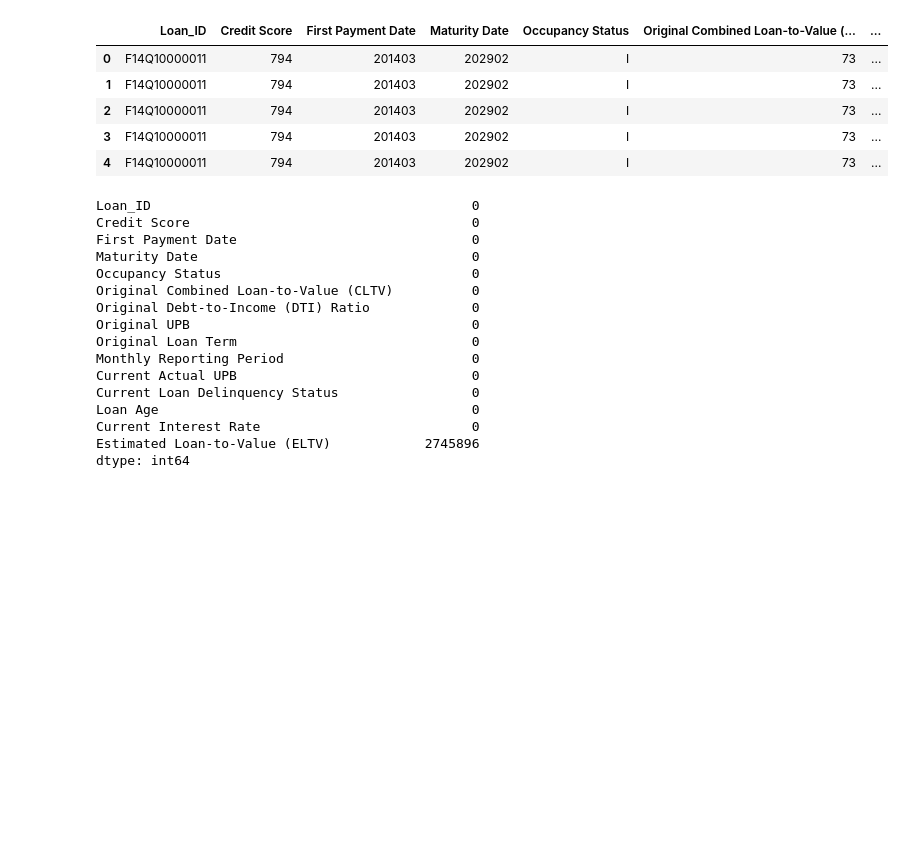
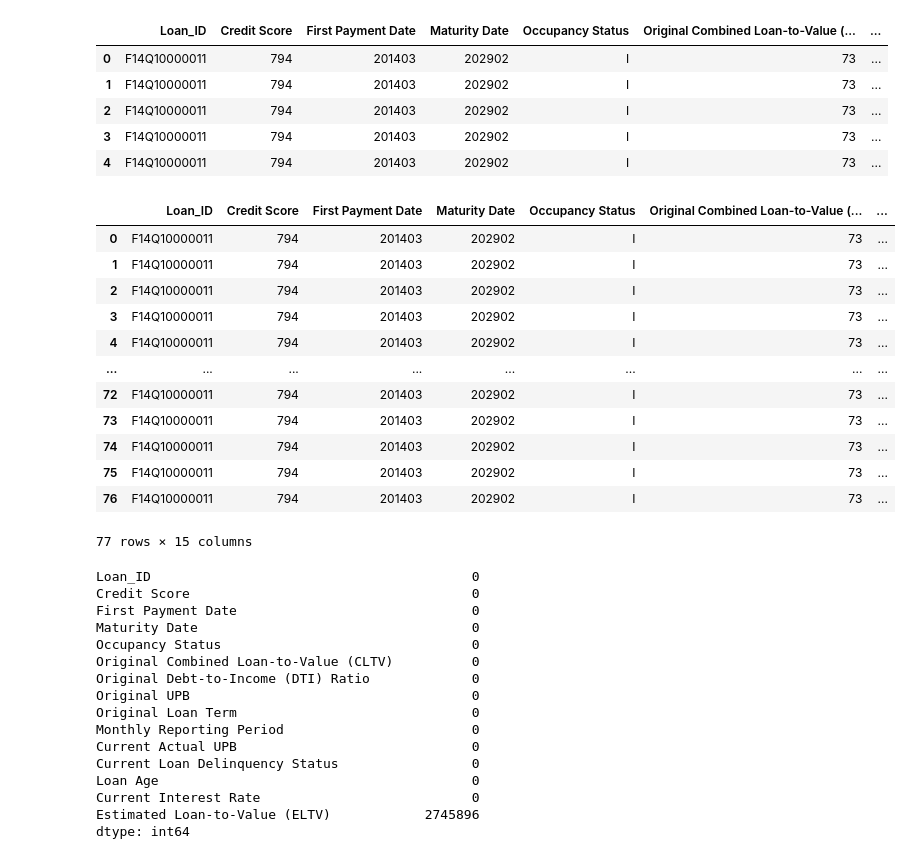
Before and after one commit to divija-rao/MBS_RiskManagement, a Jupyter notebook: data_merge.ipynb, the cells around one changed output. Cells and saved outputs as stored; diff of their text form; code cells hidden in the pictures; blank space fills up the shorter version.

```diff
--- a/data_merge.ipynb
+++ b/data_merge.ipynb
@@ -496,6 +496,23 @@ Final CPH Data Shape (Rows, Columns): (23248344, 15)
 | 2 | F14Q10000011 | 794 | 201403 | 202902 | I | 73 | ... |
 | 3 | F14Q10000011 | 794 | 201403 | 202902 | I | 73 | ... |
 | 4 | F14Q10000011 | 794 | 201403 | 202902 | I | 73 | ... |
+# %%
+single_loan_df = df_final_cph[df_final_cph['Loan_ID'] == 'F14Q10000011']
+single_loan_df
+# %% [output]
+|  | Loan_ID | Credit Score | First Payment Date | Maturity Date | Occupancy Status | Original Combined Loan-to-Value (... | ... |
+| 0 | F14Q10000011 | 794 | 201403 | 202902 | I | 73 | ... |
+| 1 | F14Q10000011 | 794 | 201403 | 202902 | I | 73 | ... |
+| 2 | F14Q10000011 | 794 | 201403 | 202902 | I | 73 | ... |
+| 3 | F14Q10000011 | 794 | 201403 | 202902 | I | 73 | ... |
+| 4 | F14Q10000011 | 794 | 201403 | 202902 | I | 73 | ... |
+| ... | ... | ... | ... | ... | ... | ... | ... |
+| 72 | F14Q10000011 | 794 | 201403 | 202902 | I | 73 | ... |
+| 73 | F14Q10000011 | 794 | 201403 | 202902 | I | 73 | ... |
+| 74 | F14Q10000011 | 794 | 201403 | 202902 | I | 73 | ... |
+| 75 | F14Q10000011 | 794 | 201403 | 202902 | I | 73 | ... |
+| 76 | F14Q10000011 | 794 | 201403 | 202902 | I | 73 | ... |
+77 rows × 15 columns
 # %%
 df_final_cph.isna().sum()
 # %% [output]
```
Also changed, not shown: parts of 3 cells of this notebook.
